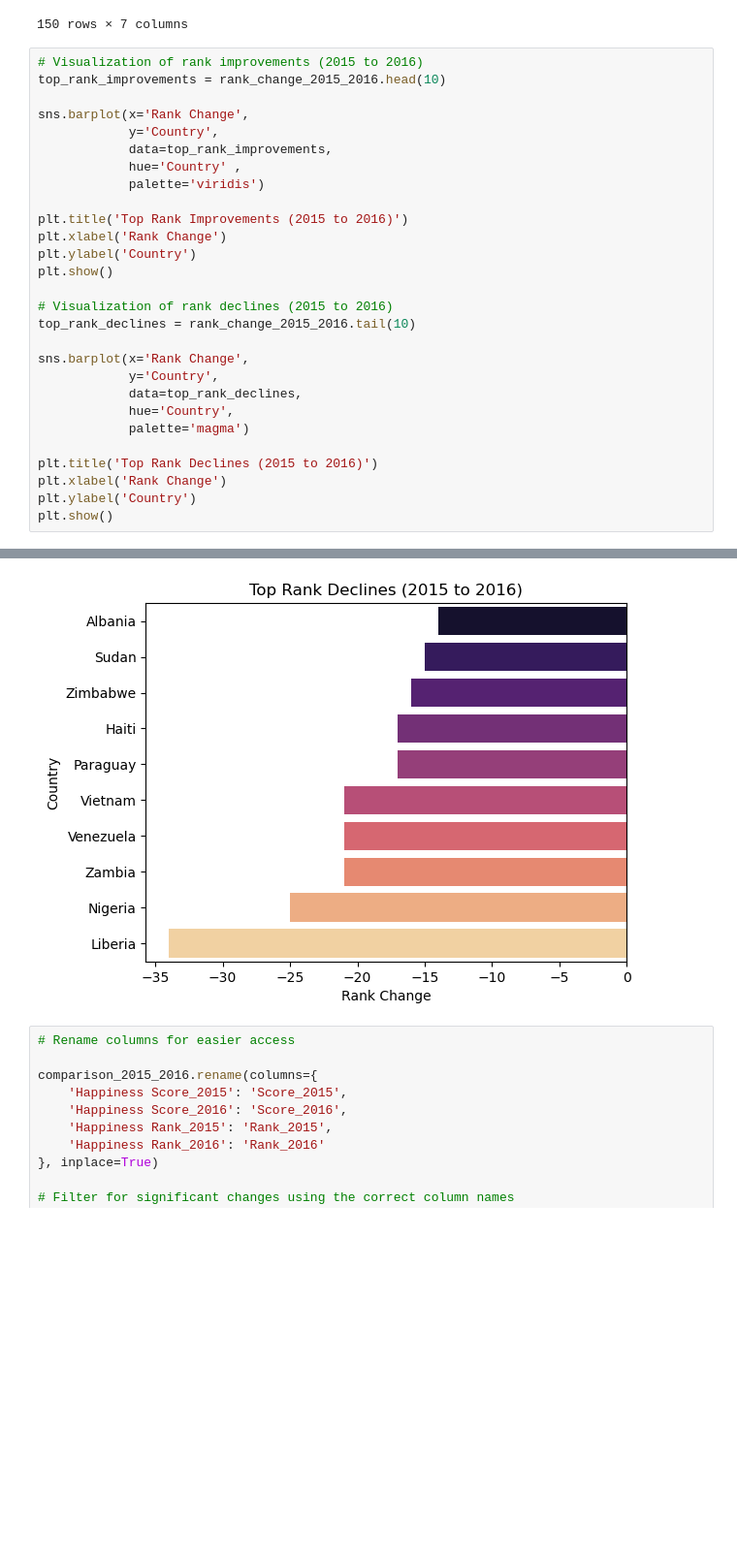
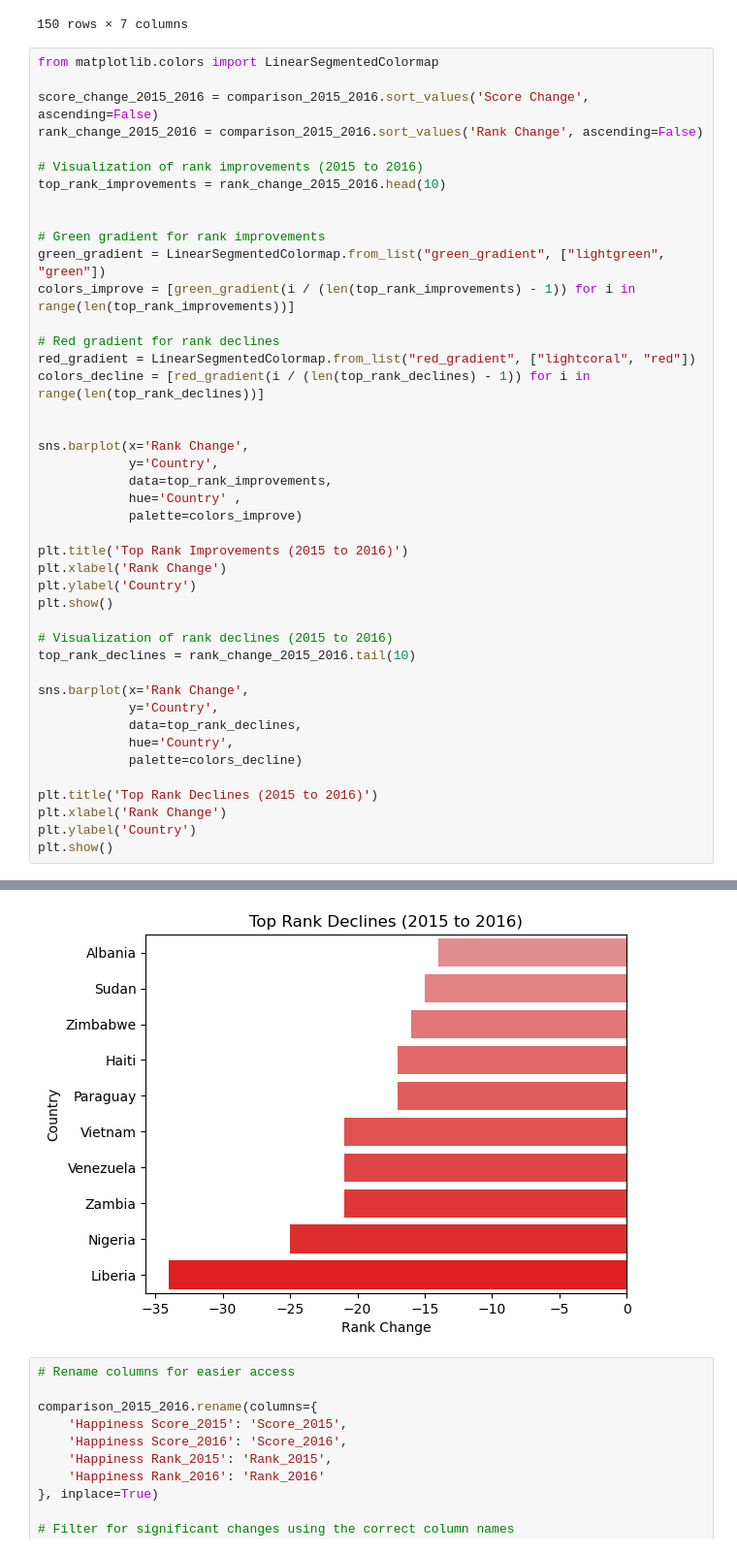
Before and after one commit to Tuwaiq-DS-ML-bootcamp-V-9/Usecase-2, a Jupyter notebook: EDA explain template.ipynb, the cells around one changed output, grey strips where cells are left out. Shown at 97% size. Saved outputs shown, nothing was run; the diff lists cells and outputs as text; blank space fills up the shorter version.

```diff
--- a/EDA explain template.ipynb
+++ b/EDA explain template.ipynb
@@ -1250,14 +1227,29 @@ comparison_2016_2017
 | 149 | Burundi | 2.905 | 157 | 2.905 | 154 | ... |
 150 rows × 7 columns
 # %%
+from matplotlib.colors import LinearSegmentedColormap
+
+score_change_2015_2016 = comparison_2015_2016.sort_values('Score Change', ascending=False)
+rank_change_2015_2016 = comparison_2015_2016.sort_values('Rank Change', ascending=False)
+
 # Visualization of rank improvements (2015 to 2016)
 top_rank_improvements = rank_change_2015_2016.head(10)
+
+
+# Green gradient for rank improvements
+green_gradient = LinearSegmentedColormap.from_list("green_gradient", ["lightgreen", "green"])
+colors_improve = [green_gradient(i / (len(top_rank_improvements) - 1)) for i in range(len(top_rank_improvements))]
+
+# Red gradient for rank declines
+red_gradient = LinearSegmentedColormap.from_list("red_gradient", ["lightcoral", "red"])
+colors_decline = [red_gradient(i / (len(top_rank_declines) - 1)) for i in range(len(top_rank_declines))]
+
 
 sns.barplot(x='Rank Change',
             y='Country',
             data=top_rank_improvements,
             hue='Country' ,
-            palette='viridis')
+            palette=colors_improve)
 
 plt.title('Top Rank Improvements (2015 to 2016)')
 plt.xlabel('Rank Change')
@@ -1271,7 +1263,7 @@ sns.barplot(x='Rank Change',
             y='Country',
             data=top_rank_declines,
             hue='Country',
-            palette='magma')
+            palette=colors_decline)
 
 plt.title('Top Rank Declines (2015 to 2016)')
 plt.xlabel('Rank Change')
@@ -1282,4 +1274,4 @@ plt.show()
-[figure, old version]
+[figure, new version]
 # %%
 # Rename columns for easier access
 
```
Also changed, not shown: parts of 19 cells of this notebook.
